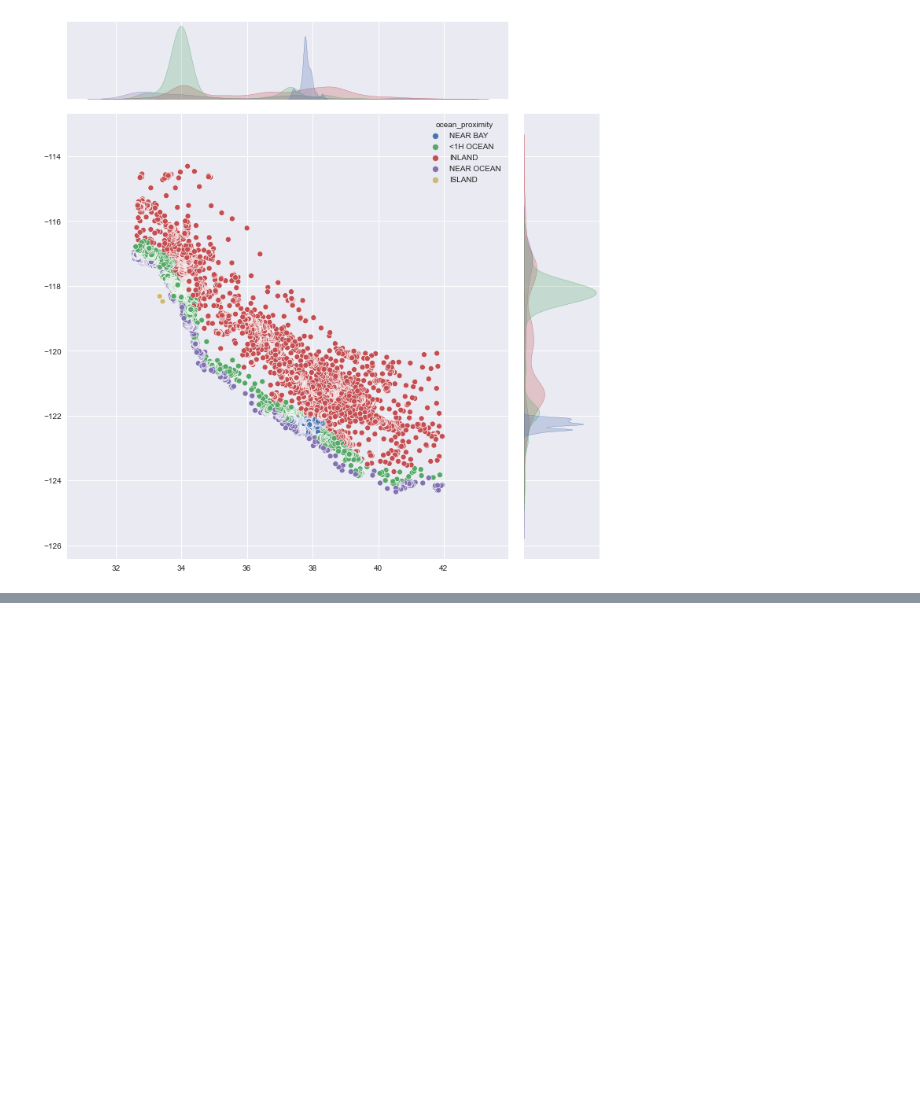
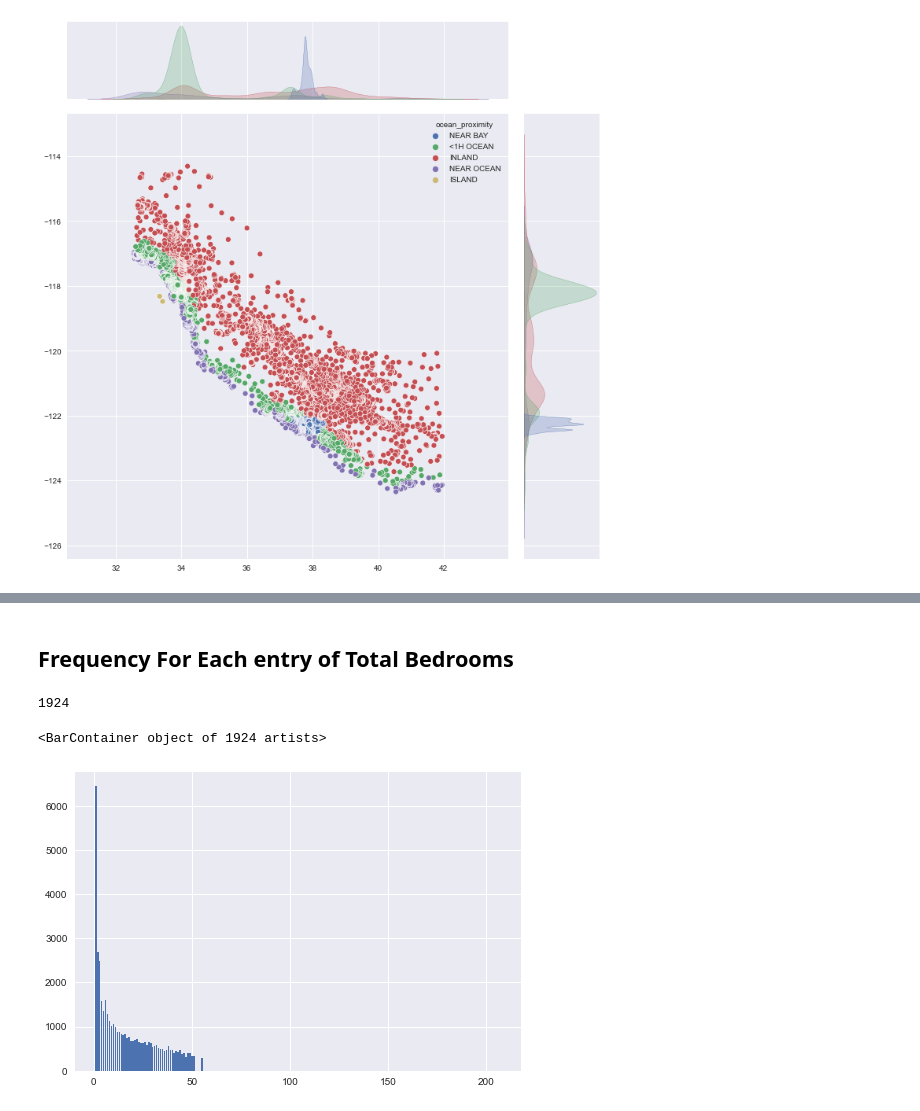
Before and after one commit to EmmanuelAjibokun/Housing-Price-Prediction, a Jupyter notebook: Housing Price with Data Visualization.ipynb, the cells around one changed output, grey strips where cells are left out. Drawn from its saved outputs; the diff is of its cells as text; code cells hidden in the pictures; blank space fills up the shorter version.

Commit message:
Visualization Frequency For Each entry of Total Bedrooms

```diff
--- a/Housing Price with Data Visualization.ipynb
+++ b/Housing Price with Data Visualization.ipynb
@@ -361,0 +334,20 @@ Name: total_bedrooms, Length: 1924, dtype: int64
+# %% [markdown]
+## Frequency For Each entry of Total Bedrooms
+# %%
+# Check occurences for unique room count
+unique_rooms = housing.total_bedrooms.nunique()
+unique_rooms
+# %% [output]
+1924
+# %%
+# Return count of unique values in the total_bedrooms column
+unique_rooms = housing.total_bedrooms.unique()
+unique_rooms = unique_rooms.tolist()
+unique_rooms.sort() # sort in ascending order
+frequency = housing.total_bedrooms.value_counts().sort_index()  # sort in ascending order
+
+# plt.figure(figsize = (10, 8))
+plt.bar(unique_rooms, frequency)
+# %% [output]
+<BarContainer object of 1924 artists>
+[figure, added]
```
Also changed, not shown: parts of 33 cells of this notebook.
